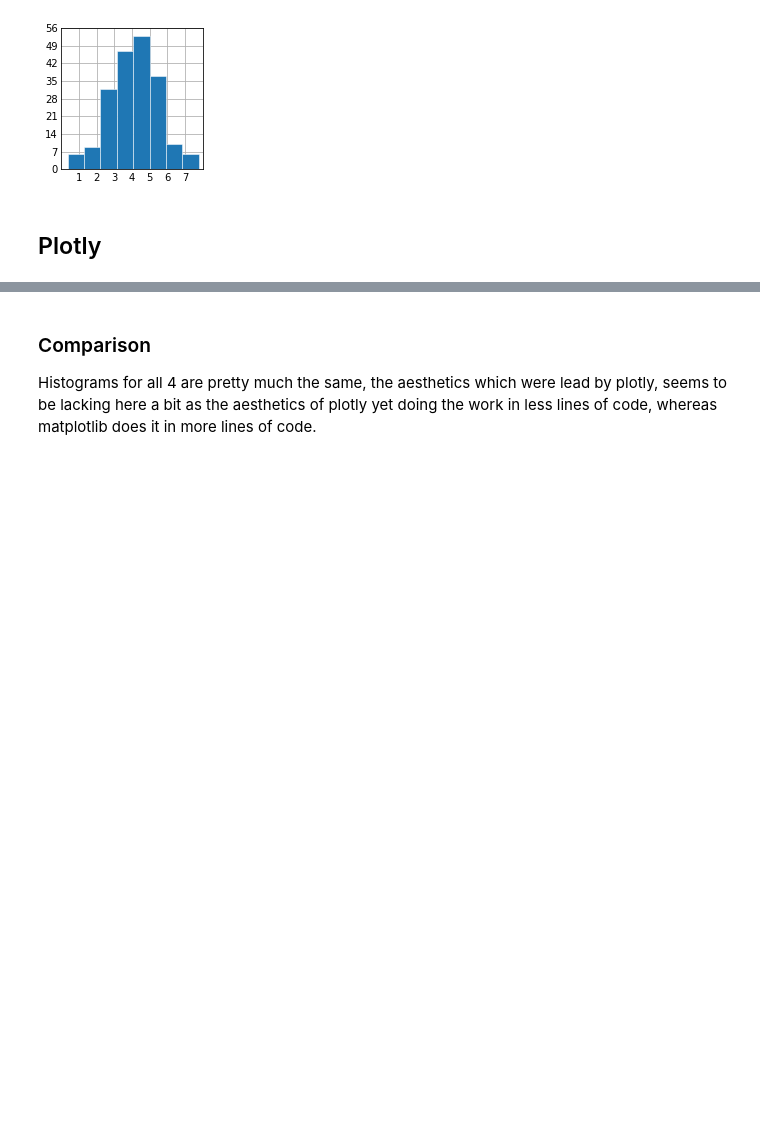
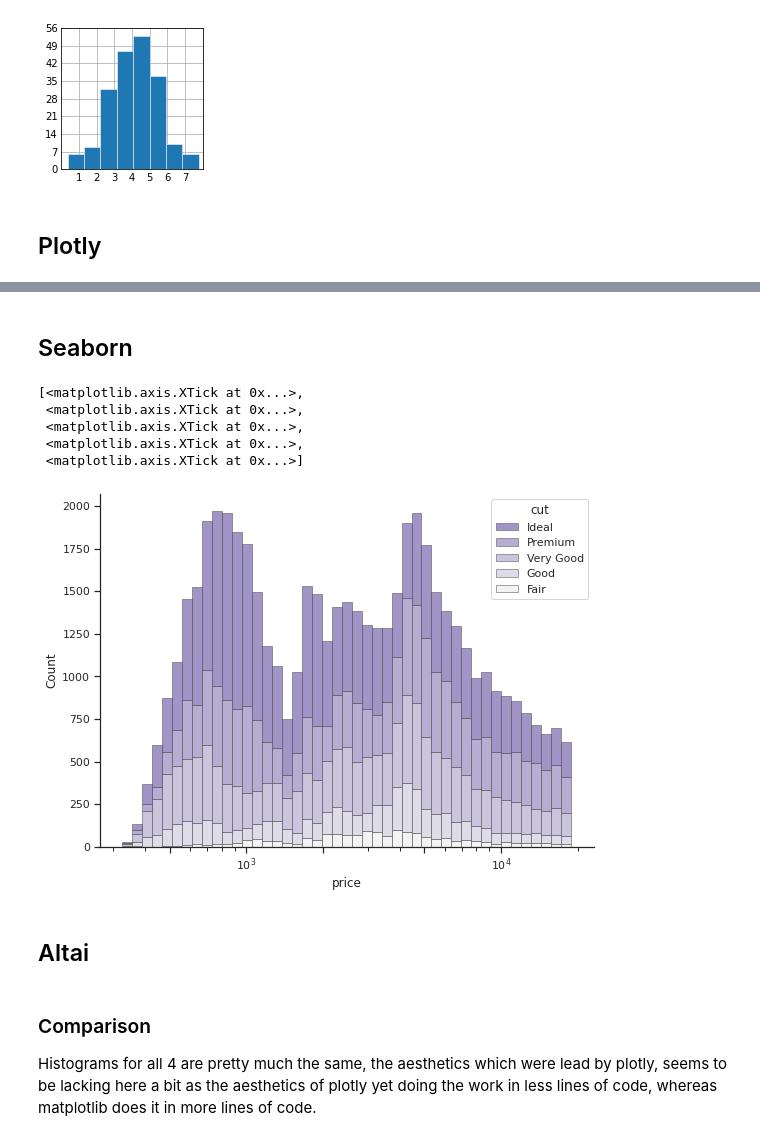
Before and after one commit to syedbilal28/python-chart-libraries, a Jupyter notebook: Comparison chart libs.ipynb, the cells around one changed output, grey strips where cells are left out. Drawn from its saved outputs; the diff is of its cells as text; code cells hidden in the pictures; blank space fills up the shorter version.

Commit message:
more plots added

```diff
--- a/Comparison chart libs.ipynb
+++ b/Comparison chart libs.ipynb
@@ -155,6 +155,37 @@ fig = px.histogram(d, x="total_bill")
 fig.show()
 # %% [output]
 [interactive output not drawn]
+# %% [markdown]
+## Seaborn
+# %%
+sns.set_theme(style="ticks")
+
+diamonds = sns.load_dataset("diamonds")
+
+f, ax = plt.subplots(figsize=(7, 5))
+sns.despine(f)
+
+sns.histplot(
+    diamonds,
+    x="price", hue="cut",
+    multiple="stack",
+    palette="light:m_r",
+    edgecolor=".3",
+    linewidth=.5,
+    log_scale=True,
+)
+# ax.xaxis.set_major_formatter(mpl.ticker.ScalarFormatter())
+ax.set_xticks([500, 1000, 2000, 5000, 10000])
+# %% [output]
+[<matplotlib.axis.XTick at 0x...>,
+ <matplotlib.axis.XTick at 0x...>,
+ <matplotlib.axis.XTick at 0x...>,
+ <matplotlib.axis.XTick at 0x...>,
+ <matplotlib.axis.XTick at 0x...>]
+[figure, added]
+# %% [markdown]
+
+## Altai
 # %% [markdown]
 ### Comparison
 
```
